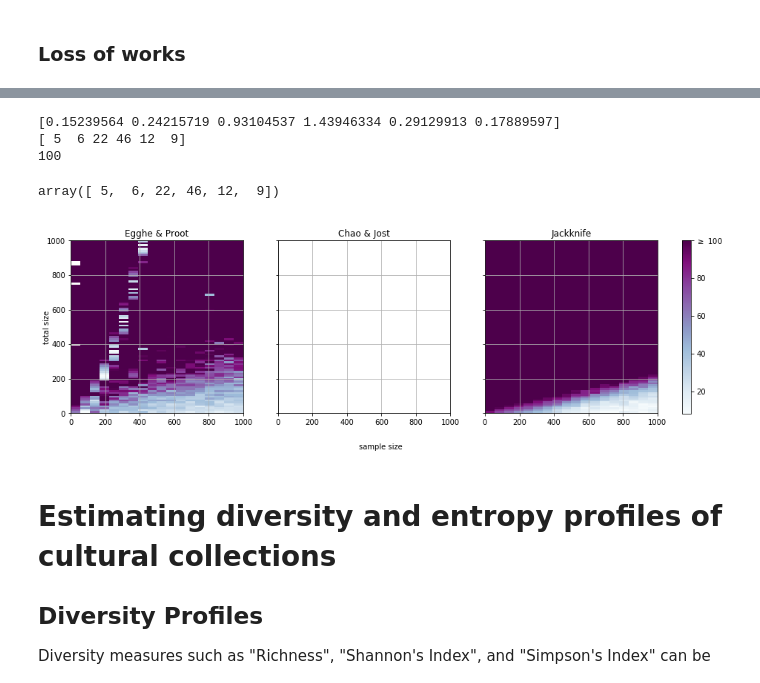
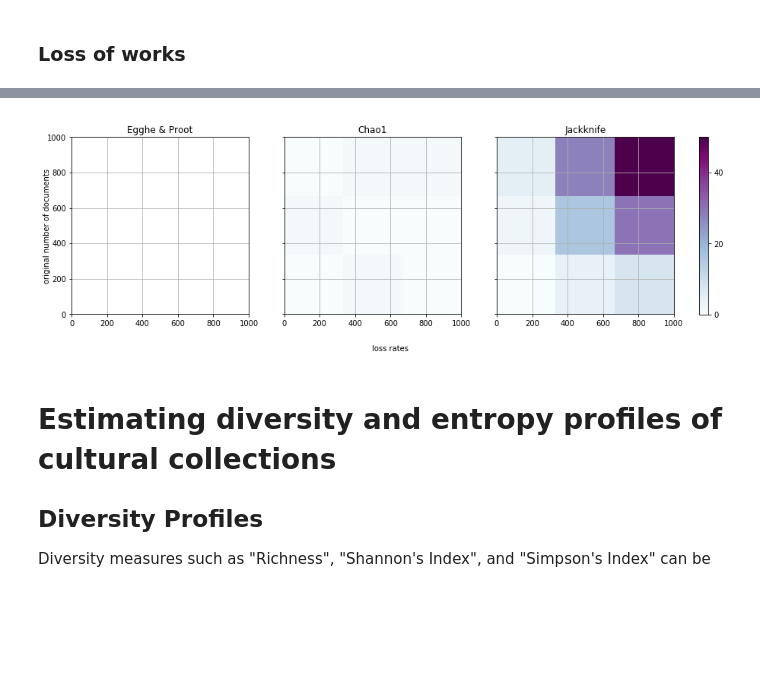
Before and after one commit to mikekestemont/minsampling, a Jupyter notebook: notebooks/estimating-diversity.ipynb, the cells around one changed output, grey strips where cells are left out. Drawn from its saved outputs; the diff is of its cells as text; code cells hidden in the pictures; blank space fills up the shorter version.

```diff
--- a/notebooks/estimating-diversity.ipynb
+++ b/notebooks/estimating-diversity.ipynb
@@ -334,0 +348,8 @@ plt.xlim([0, 5000]);
+# %%
+counts = df.groupby('work').size().sort_values(ascending=False).values
+# 17 is the max attestations
+n_s = np.array(list(range(1, 20)))
+abundance = np.array([np.sum(counts == i) for i in n_s])
+print(n_s)
+print(abundance)
+plt.plot(n_s, abundance, 'b-', label='data');
@@ -367,3 +442,23 @@ S_df = pd.DataFrame(results)
+# %%
+results = []
+for i, num_doc in enumerate(tqdm(num_documents)):
+    for lr in loss_rates:
+        for j in range(n_experiments):
+            probs = fisher_probs(num_doc, 0.98, 45)
+            elements = [i + 1 for i in np.arange(num_doc)]
+            tradition = sorted(np.random.choice(elements, num_doc, p=probs))
+            true_richness = len(set(tradition))
+            np.random.shuffle(tradition)
+            counts = np.array(tradition[:int(num_doc*lr)])
+
+            results.append({'population': num_doc, 'loss rate': lr,
+                            'RMSE': rmse(ep(counts, alpha=150), true_richness), 'estimator': 'Egghe & Proot'})
+            results.append({'population': num_doc, 'loss rate': lr,
+                            'RMSE': rmse(jackknife(counts)[0], true_richness), 'estimator': 'Jackknife'})
+            results.append({'population': num_doc, 'loss rate': lr,
+                            'RMSE': rmse(chao_richness(np.bincount(counts)[1:]), true_richness), 'estimator': 'Chao1'})
+
+S_df = pd.DataFrame(results)
 # %%
 S_df
 # %% [output]
@@ -383,63 +482,35 @@ S_df
-# %%
-#S = num works
-#s_pool = num of documents
-
-def sample_lnorm(S, n_sims, s_pool, cv=1):
-    # we generate an original population that is lognormally distributed:
-    mu = n_sims / s_pool
-    sd = mu * cv
-    sigma = np.sqrt(np.log(sd ** 2 / mu ** 2 + 1))
-    mu = np.log(mu) - sigma ** 2 / 2
-
-    pop = np.random.lognormal(mean=mu, sigma=sigma, size=S)
-    print(pop)
-    # we generate a fully stochastic survival process
-    _, pop = np.unique(np.random.choice(S, size=n_sims, p=pop / pop.sum()), return_counts=True)
-    print(pop)
-    print(sum(pop))
-    return pop
-
-pop = sample_lnorm(6, 100, 150)
-# %% [output]
-[0.15239564 0.24215719 0.93104537 1.43946334 0.29129913 0.17889597]
-[ 5  6 22 46 12  9]
-100
-# %%
-pop
-# %% [output]
-array([ 5,  6, 22, 46, 12,  9])
 # %%
 from mpl_toolkits import axes_grid1
 
 def add_colorbar(im, aspect=20, pad_fraction=0.5, **kwargs):
     """Add a vertical color bar to an image plot."""
     divider = axes_grid1.make_axes_locatable(im.axes)
     width = axes_grid1.axes_size.AxesY(im.axes, aspect=1./aspect)
     pad = axes_grid1.axes_size.Fraction(pad_fraction, width)
     current_ax = plt.gca()
     cax = divider.append_axes("right", size=width, pad=pad)
     plt.sca(current_ax)
     return im.axes.figure.colorbar(im, cax=cax, **kwargs)
 
 fig, axes = plt.subplots(ncols=3, figsize=(15, 5), sharey=True, sharex=True)
-for i, estimator in enumerate(('Egghe & Proot', 'Chao & Jost', 'Jackknife')):
+for i, estimator in enumerate(('Egghe & Proot', 'Chao1', 'Jackknife')):
     r = S_df[S_df['estimator'] == estimator].groupby(
-                ['total size', 'sample size']).median().reset_index().pivot(
-            "total size", "sample size", "RMSE")
-    im = axes[i].imshow(r[::-1], cmap='BuPu', vmax=100, extent=(0, 1000, 0, 1000),
+                ['population', 'loss rate']).median().reset_index().pivot(
+            "population", "loss rate", "RMSE")
+    im = axes[i].imshow(r[::-1], cmap='BuPu', vmax=50, extent=(0, 1000, 0, 1000),
                    origin='upper')
     axes[i].set_title(estimator)
     axes[i].grid(b=None)
 cbar = fig.colorbar(im, ax=axes.ravel().tolist(), fraction=0.014, pad=0.04,
                     ticks=[0, 20, 40, 60, 80, 100])
-cbar.ax.set_yticklabels(['0', '20', '40', '60', '80', '$\geq$ 100'])
+#cbar.ax.set_yticklabels(['0', '20', '40', '60', '80', '$\geq$ 100'])
 fig.add_subplot(111, frameon=False)
 plt.tick_params(labelcolor='none', top=False, bottom=False, left=False, right=False)
 plt.grid(False)
-plt.ylabel("total size")
-plt.xlabel("sample size");
+plt.ylabel("original number of documents")
+plt.xlabel("loss rates");
 # %% [output]
-[figure, old version]
+[figure, new version]
 # %% [markdown]
 # Estimating diversity and entropy profiles of cultural collections
 
```
Also changed, not shown: parts of 23 cells of this notebook.
